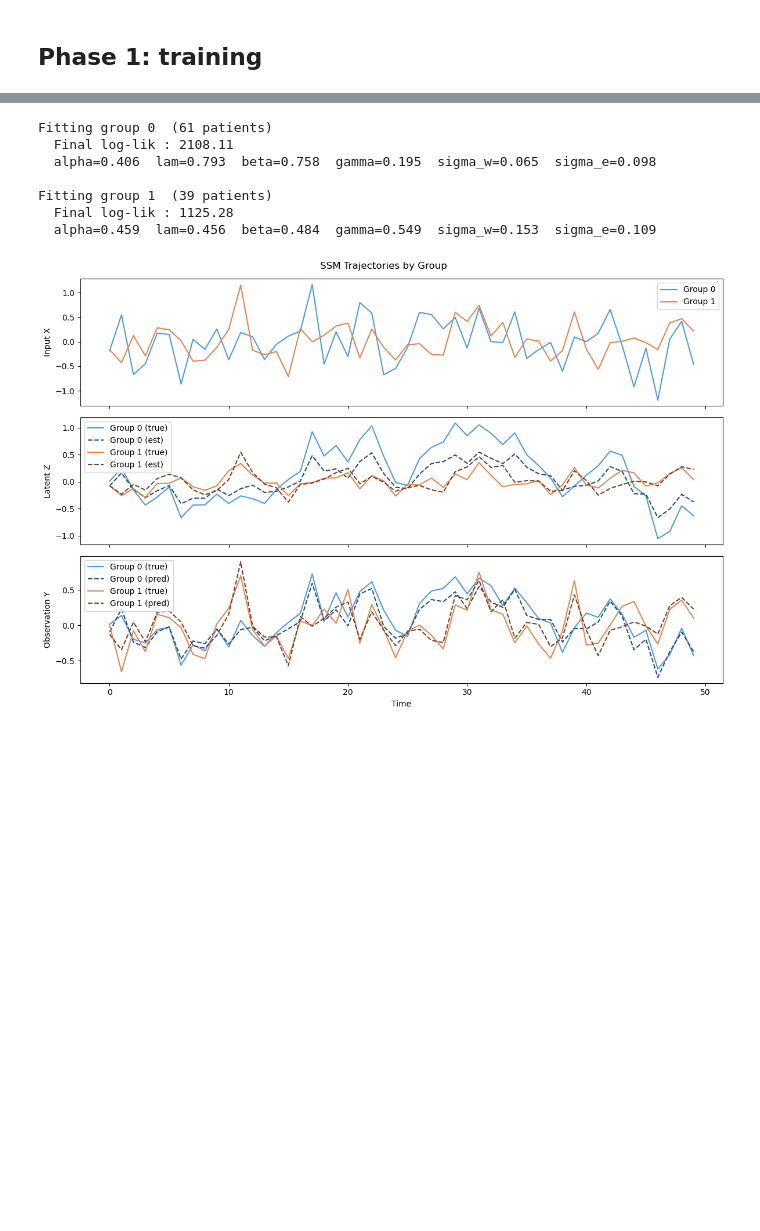
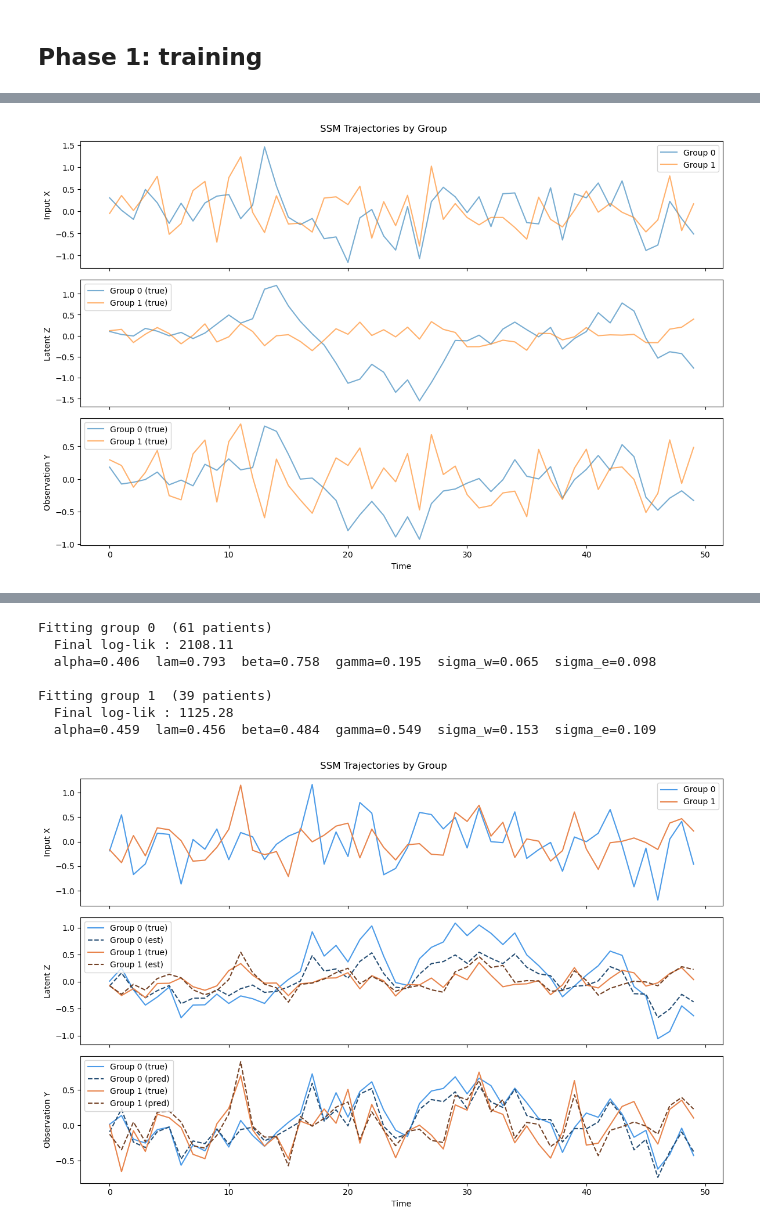
Before and after one commit to Analia7/mediators, a Jupyter notebook: active_discovery_of_latent_dynamic_mediators.ipynb, the cells around one changed output, grey strips where cells are left out. Drawn from its saved outputs; the diff is of its cells as text; code cells hidden in the pictures; blank space fills up the shorter version.

```diff
--- a/active_discovery_of_latent_dynamic_mediators.ipynb
+++ b/active_discovery_of_latent_dynamic_mediators.ipynb
@@ -113,0 +27,4 @@ plt.show()
+# %%
+plot_trajectories(X_train, Z_train, Y_train, groups=j_train)
+# %% [output]
+[figure, added]
```
Also changed, not shown: parts of 13 cells of this notebook, 4 other files.
